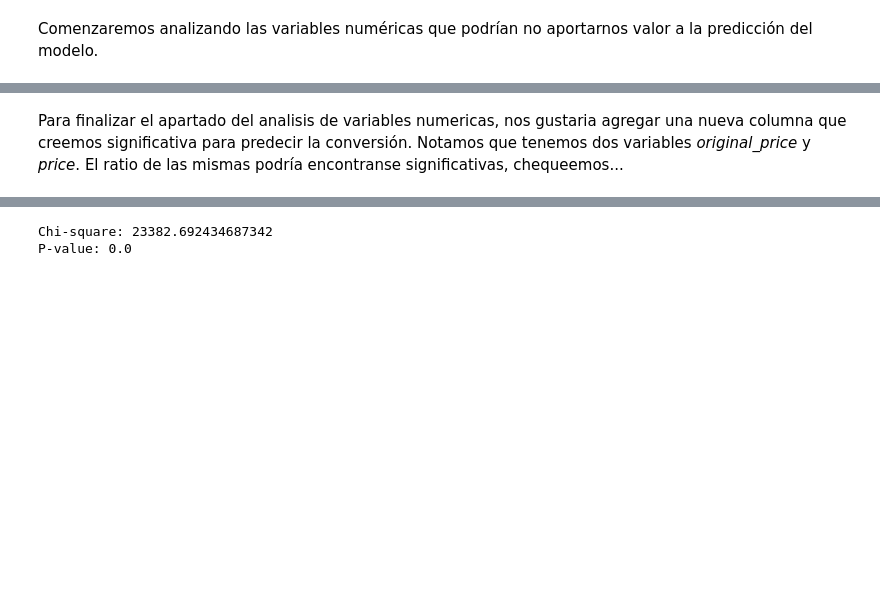
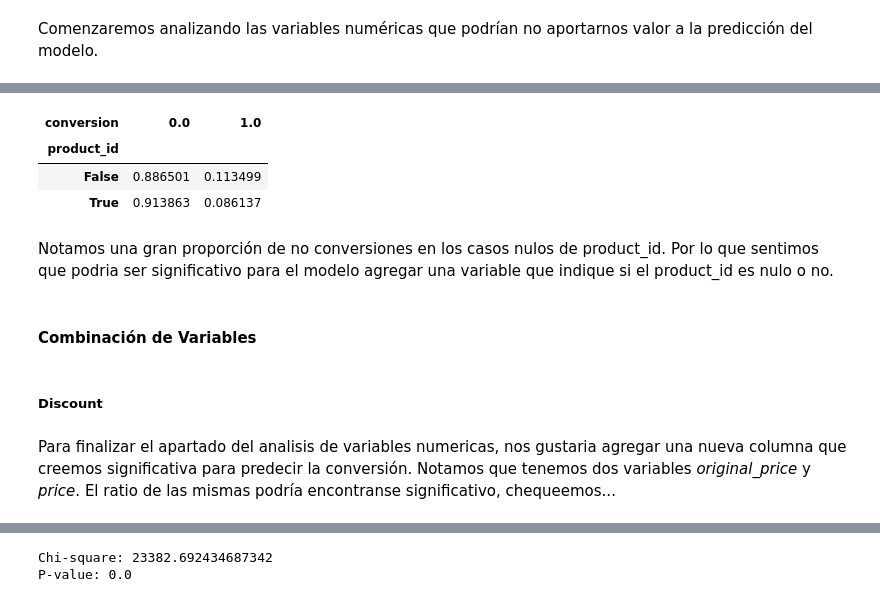
Before and after one commit to azulnogueraa/Prediccion_de_Conversion_IA, a Jupyter notebook: analisis.ipynb, the cells around one changed output, grey strips where cells are left out. Drawn from its saved outputs; the diff is of its cells as text; code cells hidden in the pictures; blank space fills up the shorter version.

```diff
--- a/analisis.ipynb
+++ b/analisis.ipynb
@@ -123,0 +165,9 @@ df = df.drop(columns=["product_id", "user_id", "accepts_mercadopago", "boosted"]
+# %%
+pd.crosstab([df['product_id'].isna()],df['conversion'], normalize='index')
+# %% [output]
+| conversion | 0.0 | 1.0 |
+| product_id |  |  |
+| False | 0.886501 | 0.113499 |
+| True | 0.913863 | 0.086137 |
+# %% [markdown]
+Notamos una gran proporción de no conversiones en los casos nulos de product_id. Por lo que sentimos que podria ser significativo para el modelo agregar una variable que indique si el product_id es nulo o no.
@@ -124,5 +177,9 @@ df = df.drop(columns=["product_id", "user_id", "accepts_mercadopago", "boosted"]
+# %% [markdown]
+#### Combinación de Variables
+# %% [markdown]
+##### Discount
 # %% [markdown]
-Para finalizar el apartado del analisis de variables numericas, nos gustaria agregar una nueva columna que creemos significativa para predecir la conversión. Notamos que tenemos dos variables *original_price* y *price*. El ratio de las mismas podría encontranse significativas, chequeemos...
+Para finalizar el apartado del analisis de variables numericas, nos gustaria agregar una nueva columna que creemos significativa para predecir la conversión. Notamos que tenemos dos variables *original_price* y *price*. El ratio de las mismas podría encontranse significativo, chequeemos...
 # %%
 df["discount"] = (df["original_price"] - df["price"]) / df["original_price"]
 # %% [markdown]
```
Also changed, not shown: parts of 71 cells of this notebook.
